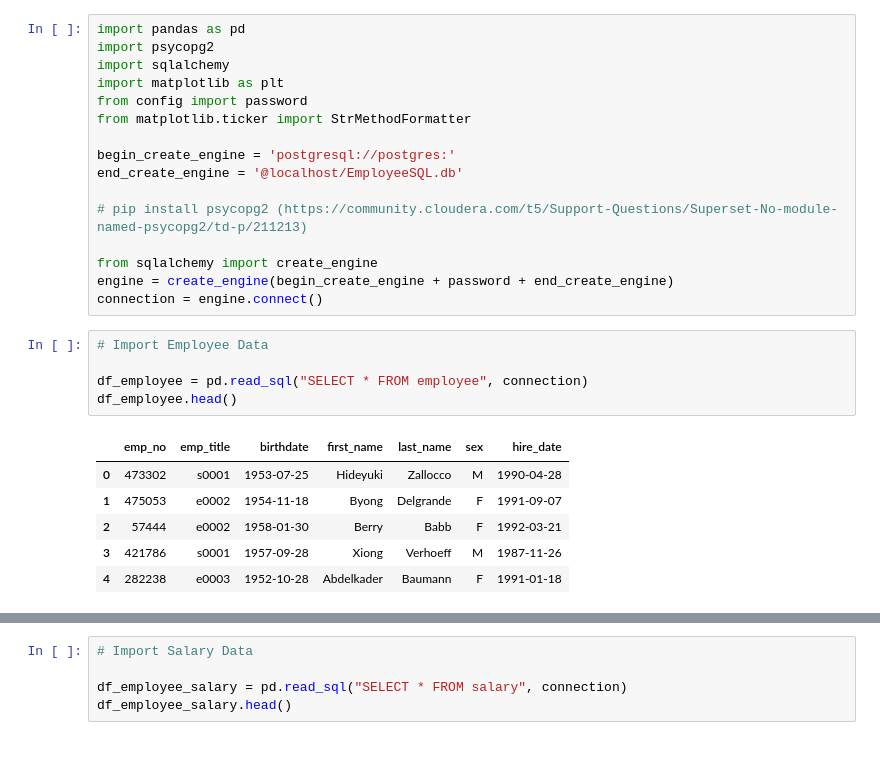
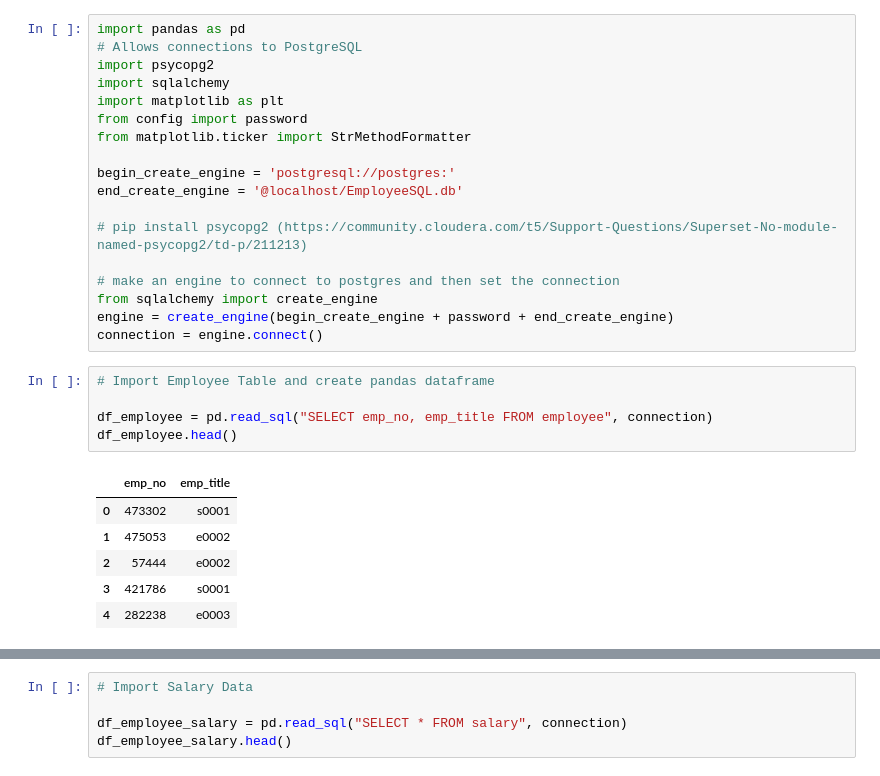
Before and after one commit to david-seger/sql-challenge, a Jupyter notebook: EmployeeSQL/BonusAttempt.ipynb, the cells around one changed output, grey strips where cells are left out. Saved outputs shown, nothing was run; the diff lists cells and outputs as text.

```diff
--- a/EmployeeSQL/BonusAttempt.ipynb
+++ b/EmployeeSQL/BonusAttempt.ipynb
@@ -1,5 +1,6 @@
 # %%
 import pandas as pd
+# Allows connections to PostgreSQL
 import psycopg2
 import sqlalchemy
 import matplotlib as plt
@@ -11,18 +12,19 @@ end_create_engine = '@localhost/EmployeeSQL.db'
 
 # pip install psycopg2 (https://community.cloudera.com/t5/Support-Questions/Superset-No-module-named-psycopg2/td-p/211213)
 
+# make an engine to connect to postgres and then set the connection
 from sqlalchemy import create_engine
 engine = create_engine(begin_create_engine + password + end_create_engine)
 connection = engine.connect()
 # %%
-# Import Employee Data
+# Import Employee Table and create pandas dataframe
 
-df_employee = pd.read_sql("SELECT * FROM employee", connection)
+df_employee = pd.read_sql("SELECT emp_no, emp_title FROM employee", connection)
 df_employee.head()
 # %% [output]
-|  | emp_no | emp_title | birthdate | first_name | last_name | sex | hire_date |
-| 0 | 473302 | s0001 | 1953-07-25 | Hideyuki | Zallocco | M | 1990-04-28 |
-| 1 | 475053 | e0002 | 1954-11-18 | Byong | Delgrande | F | 1991-09-07 |
-| 2 | 57444 | e0002 | 1958-01-30 | Berry | Babb | F | 1992-03-21 |
-| 3 | 421786 | s0001 | 1957-09-28 | Xiong | Verhoeff | M | 1987-11-26 |
-| 4 | 282238 | e0003 | 1952-10-28 | Abdelkader | Baumann | F | 1991-01-18 |
+|  | emp_no | emp_title |
+| 0 | 473302 | s0001 |
+| 1 | 475053 | e0002 |
+| 2 | 57444 | e0002 |
+| 3 | 421786 | s0001 |
+| 4 | 282238 | e0003 |
```
Also changed, not shown: parts of 5 cells of this notebook.
